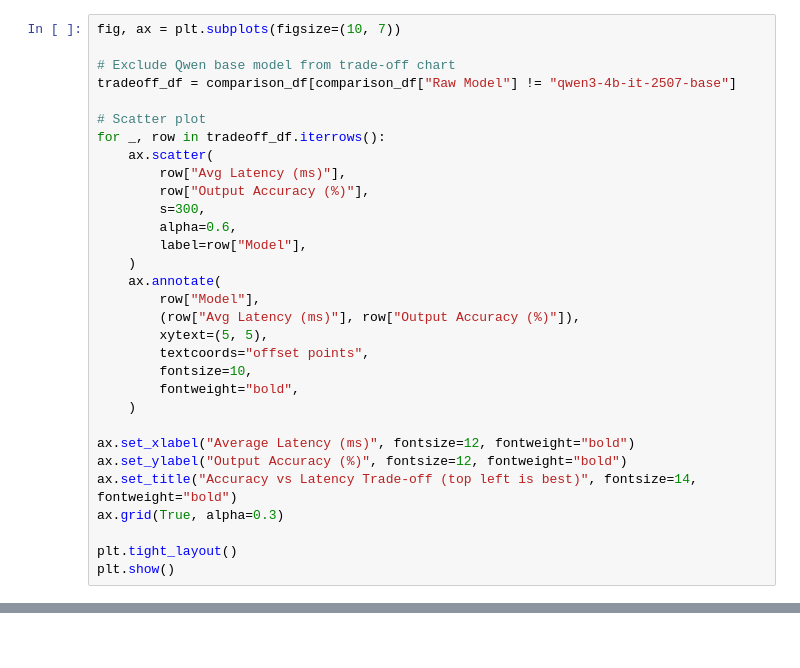
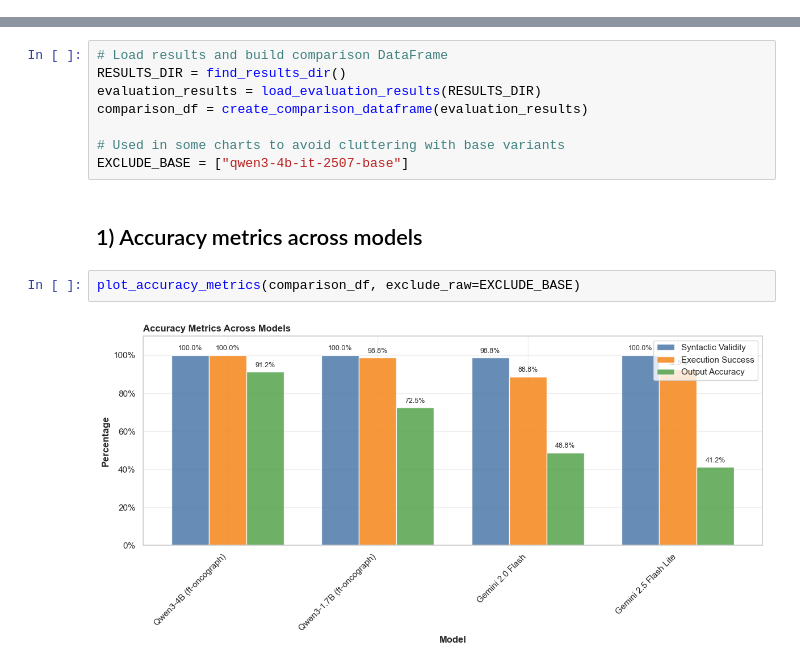
Before and after one commit to ib565/OncoGraph-Engine, a Jupyter notebook: finetuning/notebooks/compare_evaluation_results.ipynb, the cells around one changed output, grey strips where cells are left out. Saved outputs shown, nothing was run; the diff lists cells and outputs as text; blank space fills up the shorter version.

Commit message:
refactor comparison notebook

```diff
--- a/finetuning/notebooks/compare_evaluation_results.ipynb
+++ b/finetuning/notebooks/compare_evaluation_results.ipynb
@@ -337,31 +56,0 @@ plt.show()
-# %%
-fig, ax = plt.subplots(figsize=(10, 7))
-
-# Exclude Qwen base model from trade-off chart
-tradeoff_df = comparison_df[comparison_df["Raw Model"] != "qwen3-4b-it-2507-base"]
-
-# Scatter plot
-for _, row in tradeoff_df.iterrows():
-    ax.scatter(
-        row["Avg Latency (ms)"],
-        row["Output Accuracy (%)"],
-        s=300,
-        alpha=0.6,
-        label=row["Model"],
-    )
-    ax.annotate(
-        row["Model"],
-        (row["Avg Latency (ms)"], row["Output Accuracy (%)"]),
-        xytext=(5, 5),
-        textcoords="offset points",
-        fontsize=10,
-        fontweight="bold",
-    )
-
-ax.set_xlabel("Average Latency (ms)", fontsize=12, fontweight="bold")
-ax.set_ylabel("Output Accuracy (%)", fontsize=12, fontweight="bold")
-ax.set_title("Accuracy vs Latency Trade-off (top left is best)", fontsize=14, fontweight="bold")
-ax.grid(True, alpha=0.3)
-
-plt.tight_layout()
-plt.show()
@@ -473,0 +461,14 @@ def load_summary_csvs(results_dir: Path) -> dict[str, pd.DataFrame]:
+# %%
+# Load results and build comparison DataFrame
+RESULTS_DIR = find_results_dir()
+evaluation_results = load_evaluation_results(RESULTS_DIR)
+comparison_df = create_comparison_dataframe(evaluation_results)
+
+# Used in some charts to avoid cluttering with base variants
+EXCLUDE_BASE = ["qwen3-4b-it-2507-base"]
+# %% [markdown]
+## 1) Accuracy metrics across models
+# %%
+plot_accuracy_metrics(comparison_df, exclude_raw=EXCLUDE_BASE)
+# %% [output]
+[figure, added]
```
Also changed, not shown: parts of 28 cells of this notebook.
